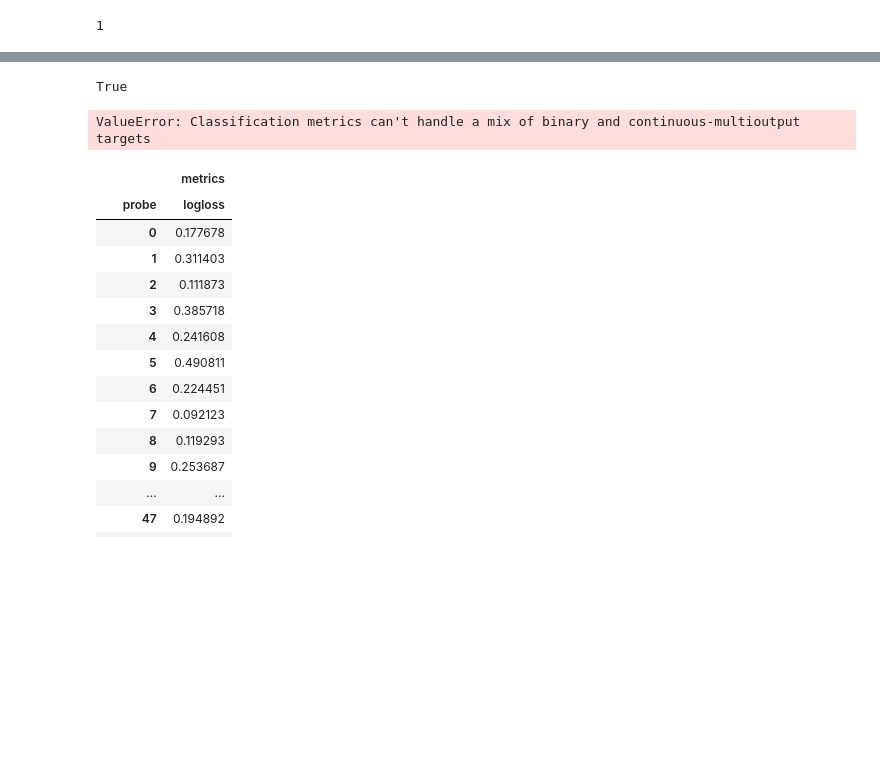
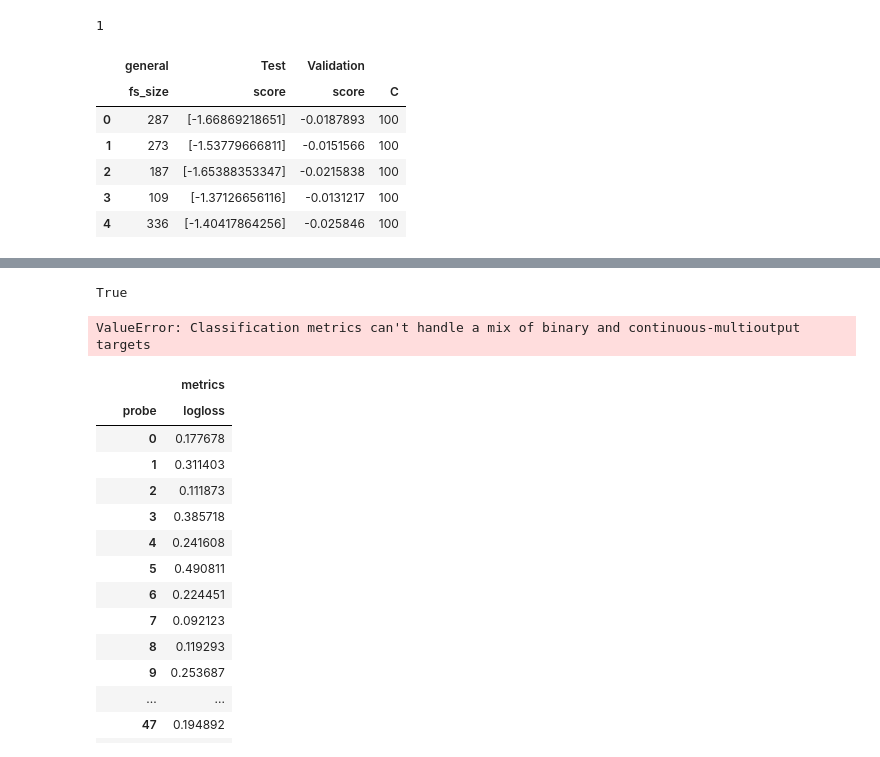
Before and after one commit to MerlinDumeur/PredVir, a Jupyter notebook: Data processing.ipynb, the cells around one changed output, grey strips where cells are left out. Saved outputs shown, nothing was run; the diff lists cells and outputs as text; code cells hidden in the pictures; blank space fills up the shorter version.

```diff
--- a/Data processing.ipynb
+++ b/Data processing.ipynb
@@ -380,0 +441,12 @@ FS.generate_featureselection(base,cv_primary,[1],nmois,save_graph=True,std=False
+# %%
+df2 = pd.read_pickle('epilung/cv-sets/LogR1-LogR2/GSCV/C-12.S.SKF.5-1.pkl')
+# %%
+df2
+# %% [output]
+|  | general | Test | Validation |  |
+|  | fs_size | score | score | C |
+| 0 | 287 | [-1.66869218651] | -0.0187893 | 100 |
+| 1 | 273 | [-1.53779666811] | -0.0151566 | 100 |
+| 2 | 187 | [-1.65388353347] | -0.0215838 | 100 |
+| 3 | 109 | [-1.37126656116] | -0.0131217 | 100 |
+| 4 | 336 | [-1.40417864256] | -0.025846 | 100 |
```
Also changed, not shown: parts of 44 cells of this notebook, 2 other files.
